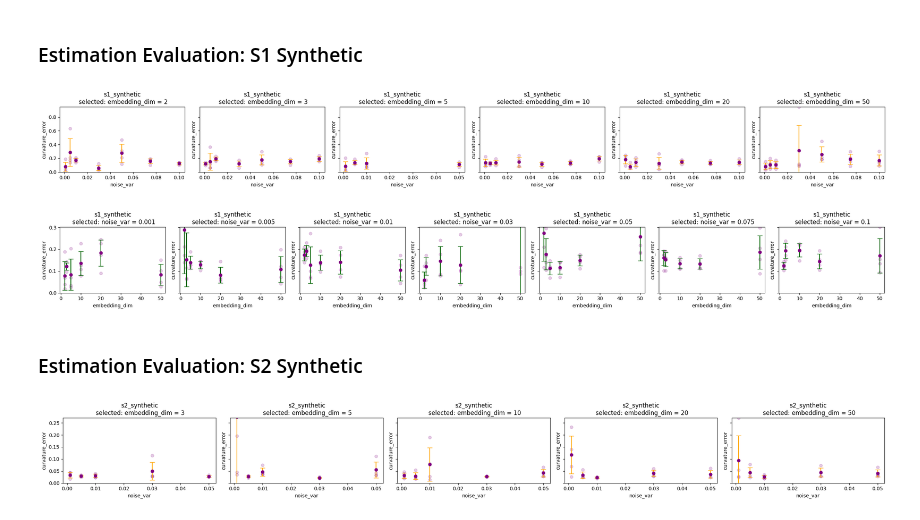
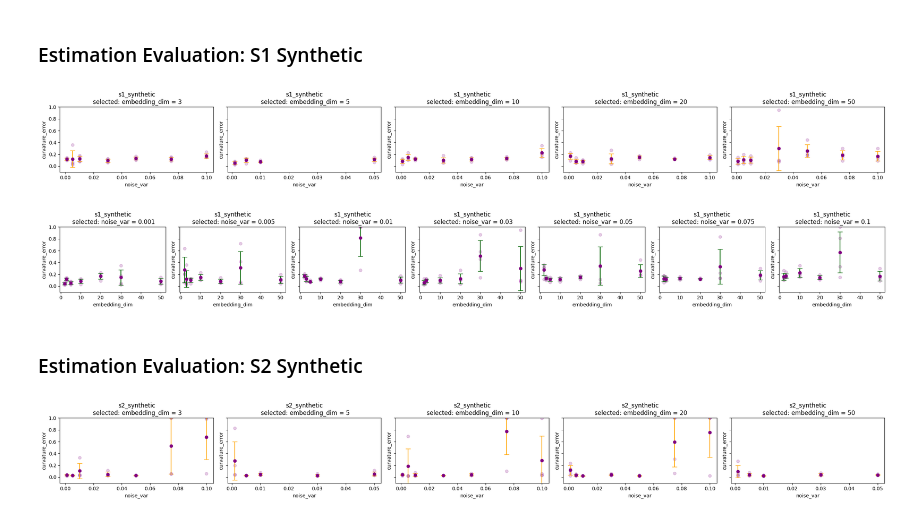
Before and after one commit to geometric-intelligence/neurometry, a Jupyter notebook: neuralgeom/notebooks/05_evaluate_curvature_estimation.ipynb, the cells around one changed output. Drawn from its saved outputs; the diff is of its cells as text; code cells hidden in the pictures.

Commit message:
Changes in curv evaluations

```diff
--- a/neuralgeom/notebooks/05_evaluate_curvature_estimation.ipynb
+++ b/neuralgeom/notebooks/05_evaluate_curvature_estimation.ipynb
@@ -382,13 +382,13 @@ def plot_errorbar_by(
 
     grouped = df.groupby(by)
     # print(f"Grouped by: {by} = : Found {len(grouped)} groups, for {len(df)} eligible runs.")
-    lowest_losses = grouped.apply(
-        lambda x: x.nsmallest(5, "std_curv_norms_learned")
-    )
+    lowest_losses = grouped.apply(lambda x: x.nsmallest(7, "std_curv_norms_learned"))
     df = lowest_losses.reset_index(drop=True)
 
     grouped = df.groupby(by)
-    lowest_losses = grouped.apply(lambda x: x.nsmallest(4, "average_curv_norms_learned"))
+    lowest_losses = grouped.apply(
+        lambda x: x.nsmallest(4, "average_curv_norms_learned")
+    )
     df = lowest_losses.reset_index(drop=True)
 
     # grouped = df.groupby(by)
@@ -413,17 +413,17 @@ def plot_errorbar_by(
     # )
     ax.errorbar(
         [k for k in mean_dict.keys()],
-        [v for v in mean_dict.values()],
-        [v for v in std_dict.values()],
+        [v for k, v in mean_dict.items()],
+        [v for k, v in std_dict.items()],
         fmt="o",
         ecolor=by_to_color[by],
         capsize=5,
         color="purple",
     )
-    try:
-        ax.set_ylim((0, df["curvature_error"].max()))
-    except:
-        ax.set_ylim((0, 1))
+    # try:
+    #     ax.set_ylim((-0.1, df["curvature_error"].max()))
+    # except:
+    ax.set_ylim((-0.1, 1))
     ax.set_xlabel(by)
     ax.set_ylabel("curvature_error")
     ax.set_title(f"{dataset_name}\n selected: {select} = {select_value}")
@@ -431,27 +431,27 @@ def plot_errorbar_by(
 # %% [markdown]
 ### Estimation Evaluation: S1 Synthetic
 # %%
-EMBEDDING_DIMS = [2, 3, 5, 10, 20, 50]
+EMBEDDING_DIMS = [3, 5, 10, 20, 50]
 dataset_name = "s1_synthetic"
 by = "noise_var"
 
 fig, axes = plt.subplots(
     nrows=1, ncols=len(EMBEDDING_DIMS), figsize=(24, 3), sharey=True
 )
 
 for i, embedding_dim in enumerate(EMBEDDING_DIMS):
     plot_errorbar_by(
         runs_df,
         dataset_name=dataset_name,
         by="noise_var",
         select="embedding_dim",
         select_value=embedding_dim,
         ax=axes[i],
     )
 plt.tight_layout()
 fig.savefig(f"notebooks/figures/estimation_{dataset_name}_{by}.svg")
 # %% [output]
-[figure, old version]
+[figure, new version]
 # %%
 NOISE_VARS = [0.001, 0.005, 0.01, 0.03, 0.05, 0.075, 0.1]  # 0.0,
 
@@ -470,7 +470,7 @@ for i, noise_var in enumerate(NOISE_VARS):
 plt.tight_layout()
 fig.savefig(f"notebooks/figures/estimation_{dataset_name}_{by}.svg")
 # %% [output]
-[figure, old version]
+[figure, new version]
 # %% [markdown]
 ### Estimation Evaluation: S2 Synthetic
 # %%
@@ -479,7 +479,9 @@ dataset_name = "s2_synthetic"
 by = "noise_var"
 
 
-fig, axes = plt.subplots(nrows=1, ncols=len(EMBEDDING_DIMS), figsize=(24, 3), sharey=True)
+fig, axes = plt.subplots(
+    nrows=1, ncols=len(EMBEDDING_DIMS), figsize=(24, 3), sharey=True
+)
 
 for i, embedding_dim in enumerate(EMBEDDING_DIMS):
     df = plot_errorbar_by(
@@ -493,7 +495,7 @@ for i, embedding_dim in enumerate(EMBEDDING_DIMS):
 plt.tight_layout()
 fig.savefig(f"notebooks/figures/estimation_{dataset_name}_{by}.svg")
 # %% [output]
-[figure, old version]
+[figure, new version]
 # %%
 NOISE_VARS = [0.001, 0.005, 0.01, 0.03, 0.05, 0.075, 0.1]  # 0.0,
 
```
Also changed, not shown: parts of 2 cells of this notebook.
